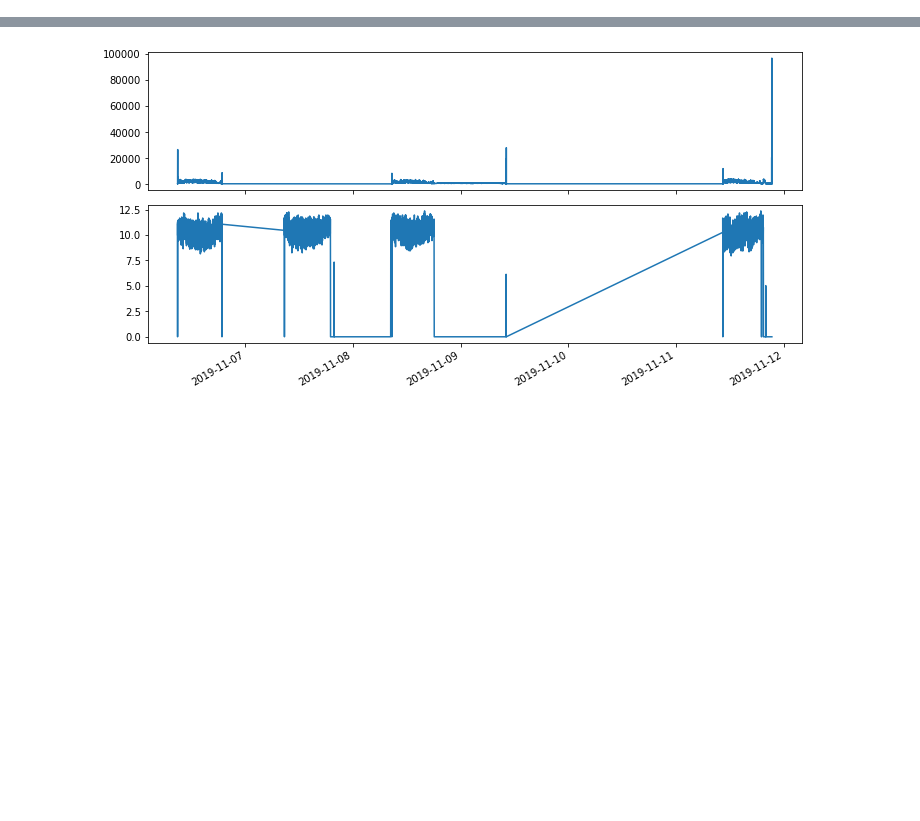
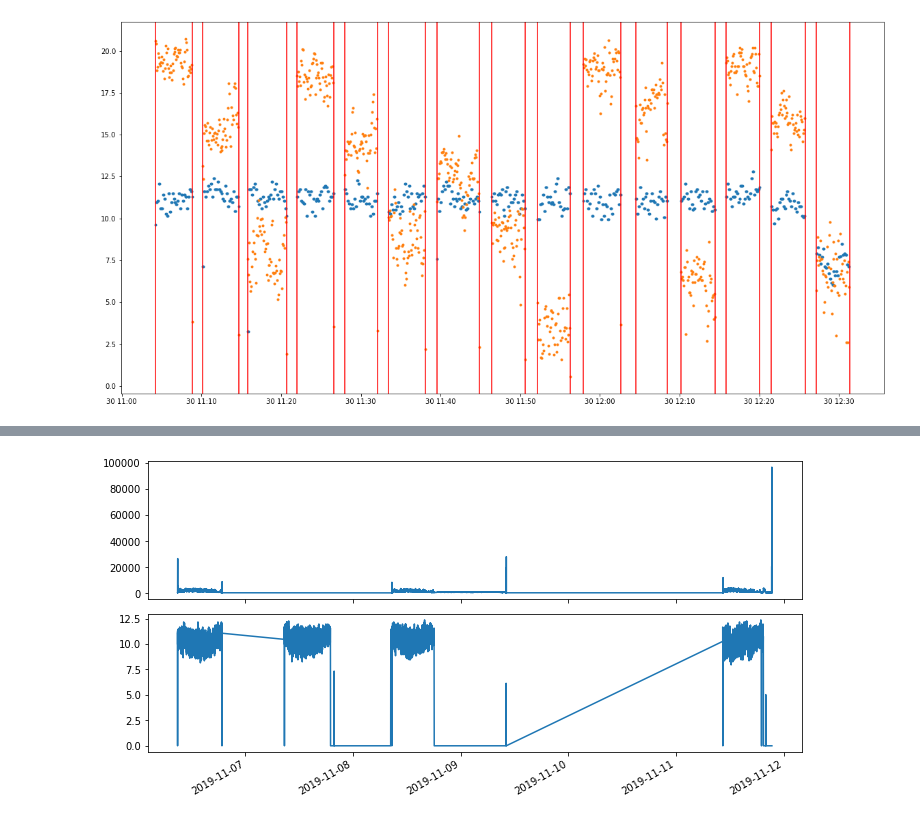
Before and after one commit to agmeyer4/CO2_Eddy, a Jupyter notebook: Mass_Flux.ipynb, the cells around one changed output, grey strips where cells are left out. Drawn from its saved outputs; the diff is of its cells as text; code cells hidden in the pictures; blank space fills up the shorter version.

```diff
--- a/Mass_Flux.ipynb
+++ b/Mass_Flux.ipynb
@@ -214,0 +139,37 @@ LI_vent = df_correction_lag_slope(final_lags,LI_vent)
+# %%
+def get_gaps(kestral):
+    gaps = pd.DataFrame()
+    gaps['Start'] = kestral.groupby(['PN']).min()['Corrected_DT']
+    gaps['End'] = kestral.groupby(['PN']).max()['Corrected_DT']
+    gaps['val']=10*np.ones(len(gaps))
+    gaps.reset_index(drop=True,inplace=True)
+    return gaps
+
+def delete_gaps(cup,kestral,gaps):
+    new_cup_df = pd.DataFrame(columns = cup.columns)
+    new_kestral_df = pd.DataFrame(columns = kestral.columns)
+    for i in range(1,len(gaps)):
+        new_cup_df = new_cup_df.append(cup.loc[(cup['Corrected_DT']>=gaps['Start'][i])&(cup['Corrected_DT']<=gaps['End'][i])])
+        new_kestral_df = new_kestral_df.append(kestral.loc[(kestral['Corrected_DT']>=gaps['Start'][i])&(kestral['Corrected_DT']<=gaps['End'][i])])
+    return new_cup_df,new_kestral_df
+
+def main_exp_func(cup,kestral):
+    new_cup = cup.set_index('Corrected_DT').resample('1S').bfill().resample('5s').mean().reset_index().copy()
+    new_kestral = kestral.set_index('Corrected_DT').resample('1S').bfill().resample('5s').mean().reset_index().copy()
+    gaps = get_gaps(kestral)
+    c,k = delete_gaps(new_cup,new_kestral,gaps)
+    df = pd.concat([c.set_index('Corrected_DT'),k.set_index('Corrected_DT')],axis=1).reset_index()
+    return df
+
+def plot_exps(df,gaps):
+    fig,ax = plt.subplots(figsize=(20,10))
+    plt.plot(df['Corrected_DT'],df['Cup_Vel'],'o',markersize=3)
+    plt.plot(df['Corrected_DT'],df['Kestral_Vel'],'o',markersize=3)
+    for i in range(1,len(gaps)):
+        plt.axvline(x=gaps['Start'][i],color='r')
+        plt.axvline(x=gaps['End'][i],color='r')
+    plt.show()
+# %%
+plot_exps(main_exp_func(e38_cup,e38_kestral),get_gaps(e38_kestral))
+# %% [output]
+[figure, added]
```
Also changed, not shown: parts of 23 cells of this notebook, 2 other files.
